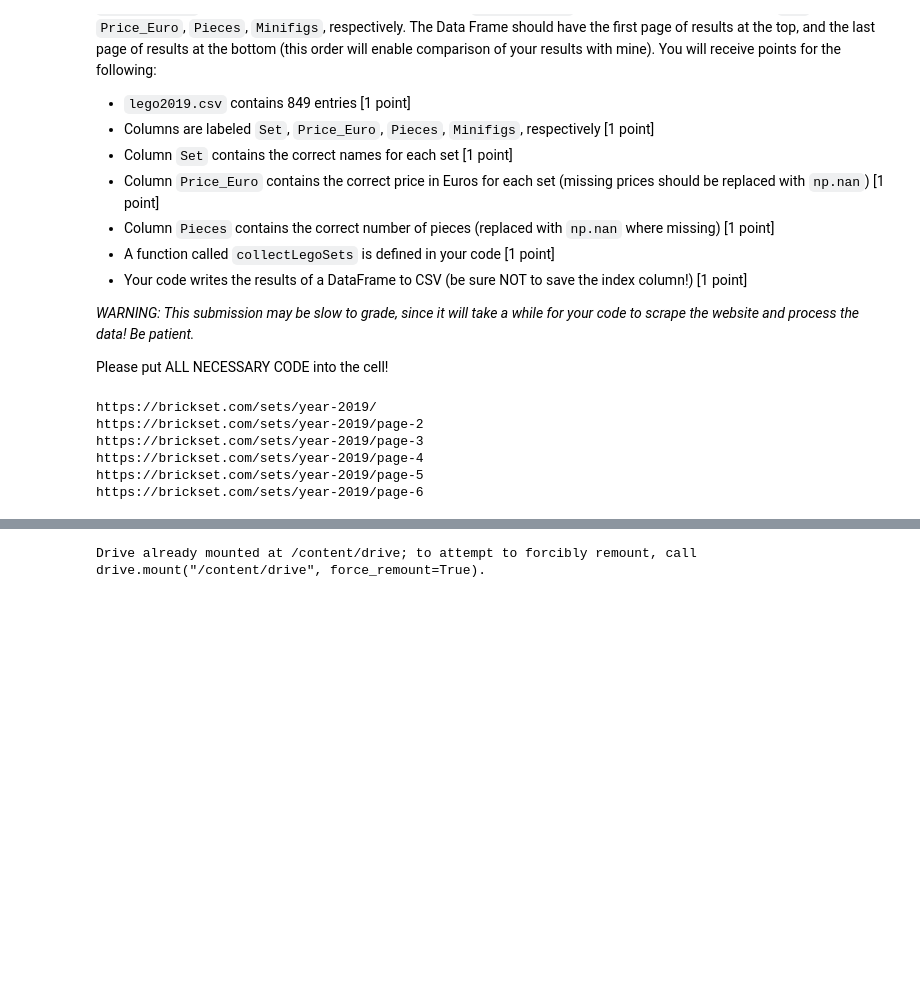
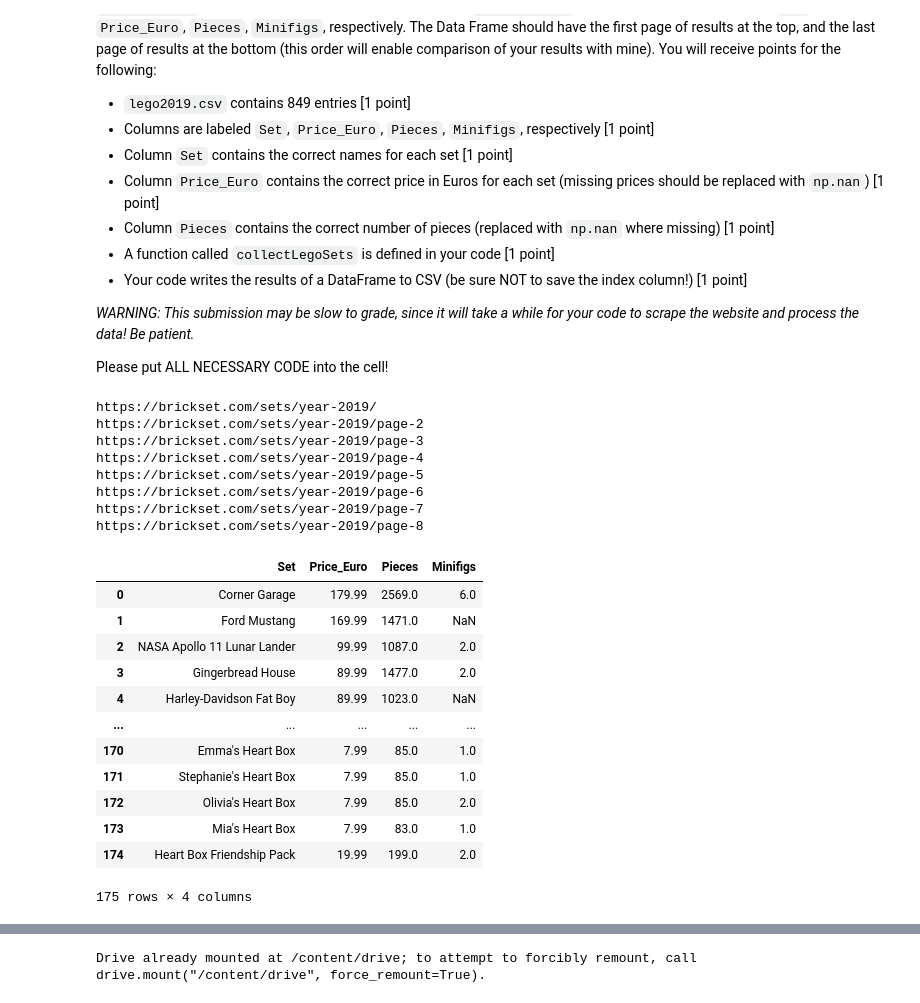
Before and after one commit to IgnacioRuelas/econ8320-assignment-07, a Jupyter notebook: Lesson.ipynb, the cells around one changed output, grey strips where cells are left out. Cells and saved outputs as stored; diff of their text form; code cells hidden in the pictures; blank space fills up the shorter version.

```diff
--- a/Lesson.ipynb
+++ b/Lesson.ipynb
@@ -1067,6 +1065,11 @@ import random
 import os
 
 def collectLegoSets(url):
+  headers = {
+        'User-Agent': 'Mozilla/5.0 (Windows NT 10.0; Win64; x64) AppleWebKit/537.36 (KHTML, like Gecko) Chrome/102.0.0.0 Safari/537.36',
+        'Accept': 'text/html,application/xhtml+xml,application/xml;q=0.9,image/webp,*/*;q=0.8',
+        'Referer': 'https://www.google.com/'
+  }
   time.sleep(random.uniform(5, 10))
   print(url)
   site = requests.get(url)
@@ -1129,3 +1132,22 @@ https://brickset.com/sets/year-2019/page-3
 https://brickset.com/sets/year-2019/page-4
 https://brickset.com/sets/year-2019/page-5
 https://brickset.com/sets/year-2019/page-6
+https://brickset.com/sets/year-2019/page-7
+https://brickset.com/sets/year-2019/page-8
+# %%
+data = pd.read_csv('lego2019.csv')
+data
+# %% [output]
+|  | Set | Price_Euro | Pieces | Minifigs |
+| 0 | Corner Garage | 179.99 | 2569.0 | 6.0 |
+| 1 | Ford Mustang | 169.99 | 1471.0 | NaN |
+| 2 | NASA Apollo 11 Lunar Lander | 99.99 | 1087.0 | 2.0 |
+| 3 | Gingerbread House | 89.99 | 1477.0 | 2.0 |
+| 4 | Harley-Davidson Fat Boy | 89.99 | 1023.0 | NaN |
+| ... | ... | ... | ... | ... |
+| 170 | Emma's Heart Box | 7.99 | 85.0 | 1.0 |
+| 171 | Stephanie's Heart Box | 7.99 | 85.0 | 1.0 |
+| 172 | Olivia's Heart Box | 7.99 | 85.0 | 2.0 |
+| 173 | Mia's Heart Box | 7.99 | 83.0 | 1.0 |
+| 174 | Heart Box Friendship Pack | 19.99 | 199.0 | 2.0 |
+175 rows × 4 columns
```
Also changed, not shown: parts of 2 cells of this notebook.
